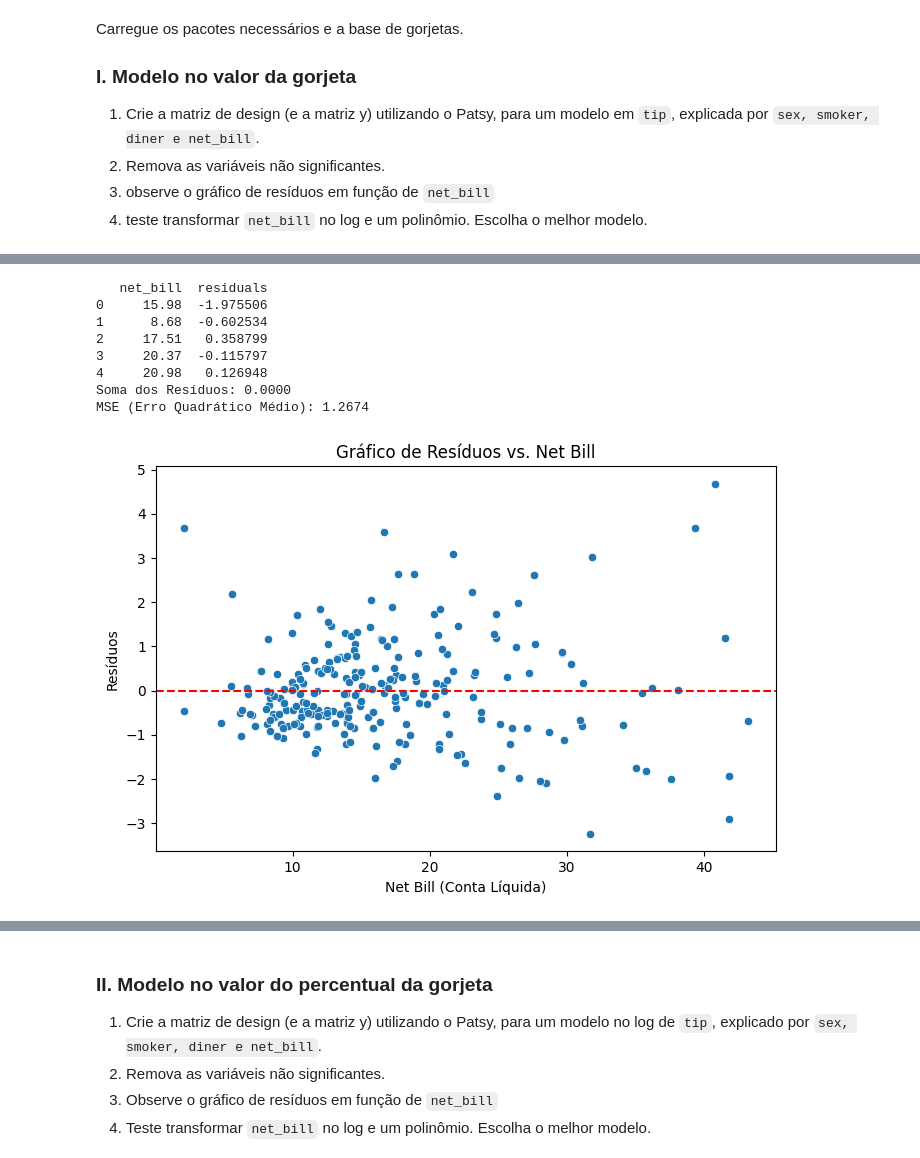
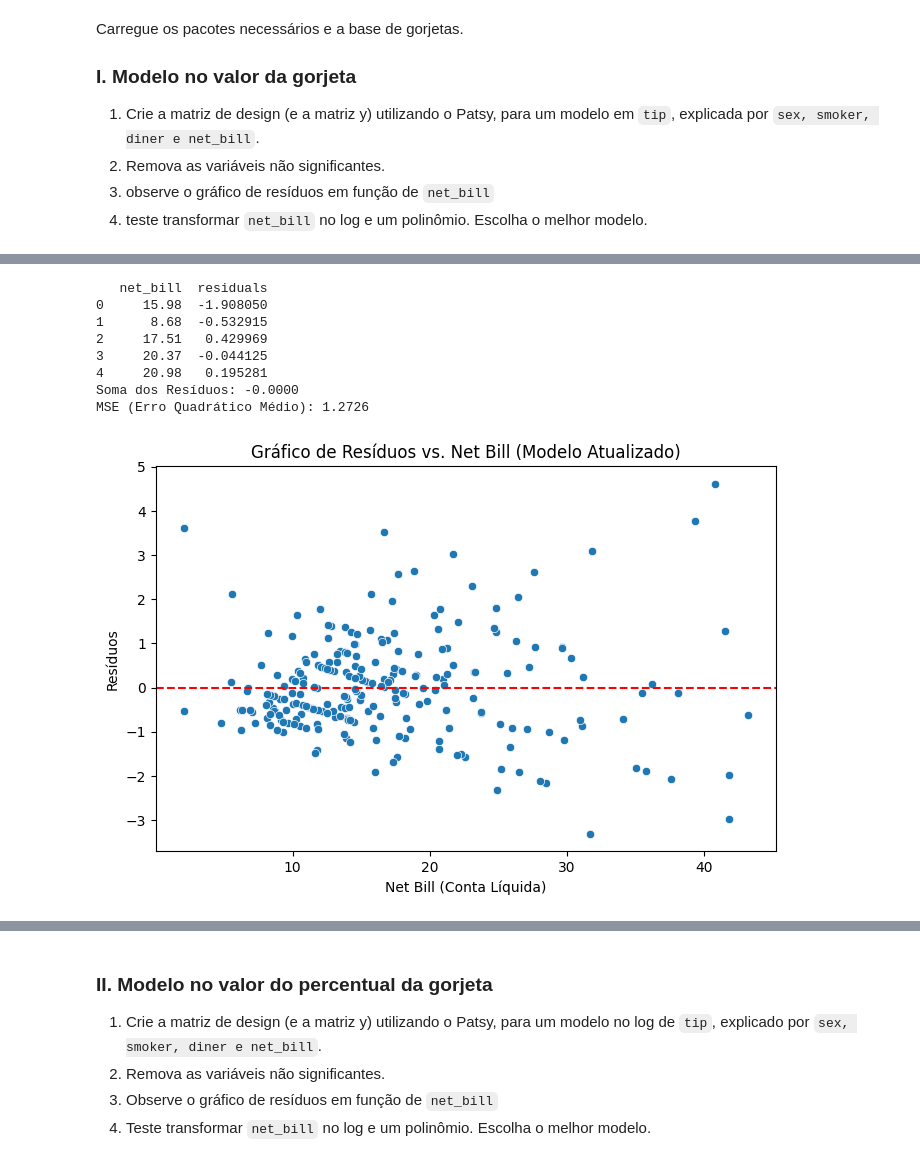
Before and after one commit to andresucharskicarneiro/ebac_ciencia_dados, a Jupyter notebook: Projeto_22_Modelos_de_Regressão_Gorjetas -e -Renda/Projeto_22_Modelos_de_Regressão.ipynb, the cells around one changed output, grey strips where cells are left out. Saved outputs shown, nothing was run; the diff lists cells and outputs as text; code cells hidden in the pictures.

```diff
--- a/Projeto_22_Modelos_de_Regressão_Gorjetas -e -Renda/Projeto_22_Modelos_de_Regressão.ipynb
+++ b/Projeto_22_Modelos_de_Regressão_Gorjetas -e -Renda/Projeto_22_Modelos_de_Regressão.ipynb
@@ -92,33 +93,45 @@ Notes:
 # %%
-#3 - Gráfico de Resíduos vs. Net Bill
+# 1.3 - Gráfico de Resíduos vs. Net Bill
 
-# Calcular resíduos
+# Carregar a base de dados
+tips = sns.load_dataset('tips')
+
+# Criar a variável 'net_bill' (conta líquida = total_bill - tip)
+tips['net_bill'] = tips['total_bill'] - tips['tip']
+
+# Definir a matriz de design para o modelo atualizado
+y, X = pt.dmatrices('tip ~ net_bill', data=tips, return_type='dataframe')
+
+# Ajustar o modelo OLS atualizado
+model = sm.OLS(y, X).fit()
+
+# Calcular resíduos do modelo atualizado
 tips['residuals'] = model.resid
 
-# Imprimir as 5 primeiras observações de resíduos e Net Bill
+# Imprimir as 5 primeiras observações de 'net_bill' e 'residuals'
 print(tips[['net_bill', 'residuals']].head())
 
-# Calcular e imprimir a soma dos resíduos e MSE (Erro Quadrático Médio)
+# Calcular e imprimir a soma dos resíduos e o MSE (Erro Quadrático Médio)
 print(f"Soma dos Resíduos: {tips['residuals'].sum():.4f}")
 mse = np.mean(tips['residuals'] ** 2)
 print(f"MSE (Erro Quadrático Médio): {mse:.4f}")
 
-# Plotar o gráfico de resíduos
+# Plotar o gráfico de resíduos vs. Net Bill
 plt.figure(figsize=(8, 5))
 sns.scatterplot(x='net_bill', y='residuals', data=tips)
 plt.axhline(0, color='red', linestyle='--')
 plt.xlabel('Net Bill (Conta Líquida)')
 plt.ylabel('Resíduos')
-plt.title('Gráfico de Resíduos vs. Net Bill')
+plt.title('Gráfico de Resíduos vs. Net Bill (Modelo Atualizado)')
 plt.show()
 # %% [output]
    net_bill  residuals
-0     15.98  -1.975506
-1      8.68  -0.602534
-2     17.51   0.358799
-3     20.37  -0.115797
-4     20.98   0.126948
-Soma dos Resíduos: 0.0000
-MSE (Erro Quadrático Médio): 1.2674
+0     15.98  -1.908050
+1      8.68  -0.532915
+2     17.51   0.429969
+3     20.37  -0.044125
+4     20.98   0.195281
+Soma dos Resíduos: -0.0000
+MSE (Erro Quadrático Médio): 1.2726
-[figure, old version]
+[figure, new version]
 # %%
```
Also changed, not shown: parts of 21 cells of this notebook.
